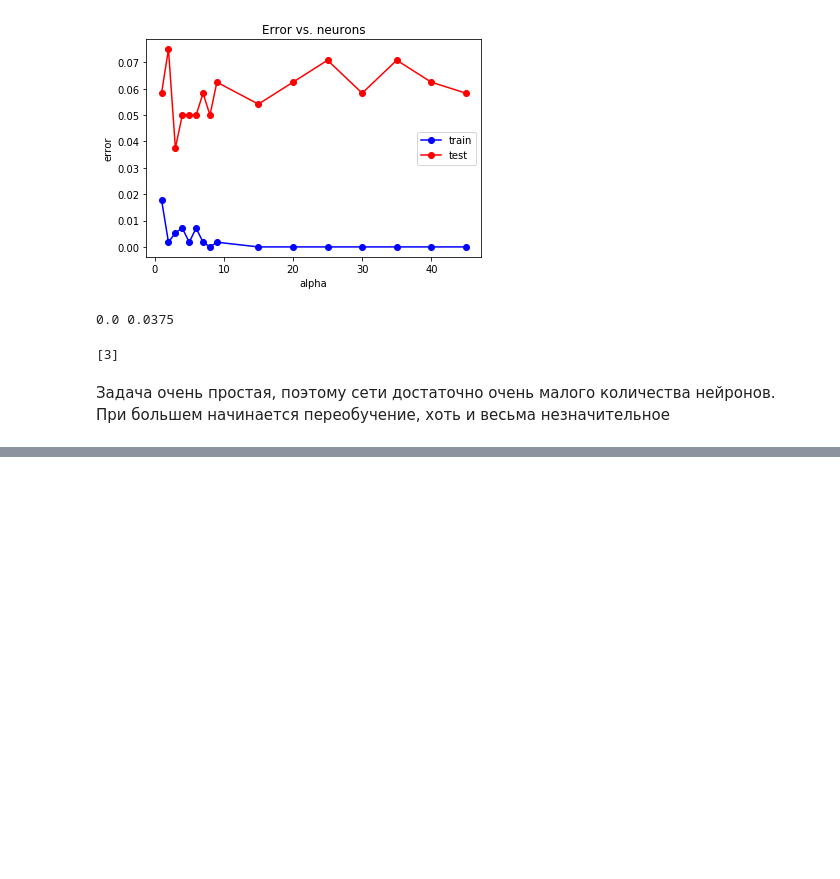
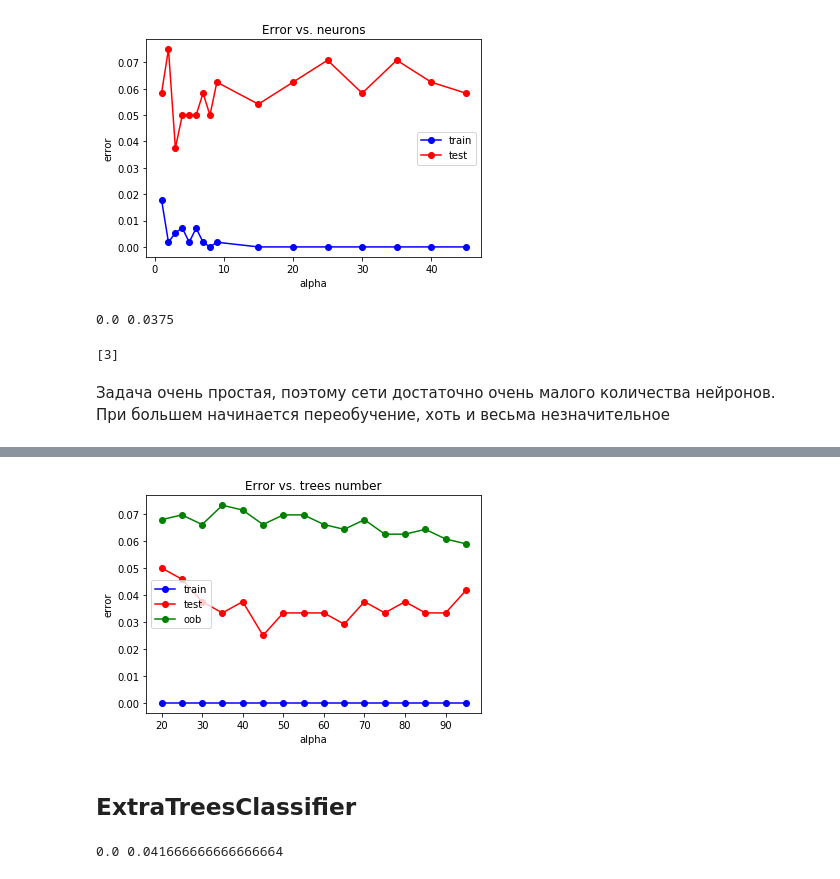
Before and after one commit to Folifolo/ml, a Jupyter notebook: lab1.ipynb, the cells around one changed output, grey strips where cells are left out. Drawn from its saved outputs; the diff is of its cells as text; code cells hidden in the pictures; blank space fills up the shorter version.

```diff
--- a/lab1.ipynb
+++ b/lab1.ipynb
@@ -671,0 +709,37 @@ print(neurons_opt)
+# %%
+trees_arr = np.arange(20, 100, 5)
+test_err = []
+train_err = []
+oob_err = []
+for tree in trees_arr:
+    rf = ensemble.RandomForestClassifier(n_estimators = tree, oob_score = True, random_state = 42)
+    rf.fit(X_train, y_train)
+
+    y_train_pred = rf.predict(X_train)
+    y_test_pred = rf.predict(X_test)
+    train_err.append(np.mean(y_train != y_train_pred))
+    test_err.append(np.mean(y_test != y_test_pred))
+    oob_err.append(1 - rf.oob_score_)
+# %%
+plt.plot(trees_arr, train_err, 'b-o', label = 'train')
+plt.plot(trees_arr, test_err, 'r-o', label = 'test')
+plt.plot(trees_arr, oob_err, 'g-o', label = 'oob')
+plt.title('Error vs. trees number')
+plt.xlabel('trees')
+plt.ylabel('error')
+plt.legend()
+pass
+# %% [output]
+[figure, added]
+# %% [markdown]
+## ExtraTreesClassifier ##
+# %%
+ExtrRF = ensemble.ExtraTreesClassifier(n_estimators = 100, oob_score=True, bootstrap = True)
+ExtrRF.fit(X_train, y_train)
+
+err_train = np.mean(y_train != ExtrRF.predict(X_train))
+err_test  = np.mean(y_test  != ExtrRF.predict(X_test))
+
+print(err_train, err_test)
+# %% [output]
+0.0 0.041666666666666664
```
Also changed, not shown: parts of 22 cells of this notebook.
